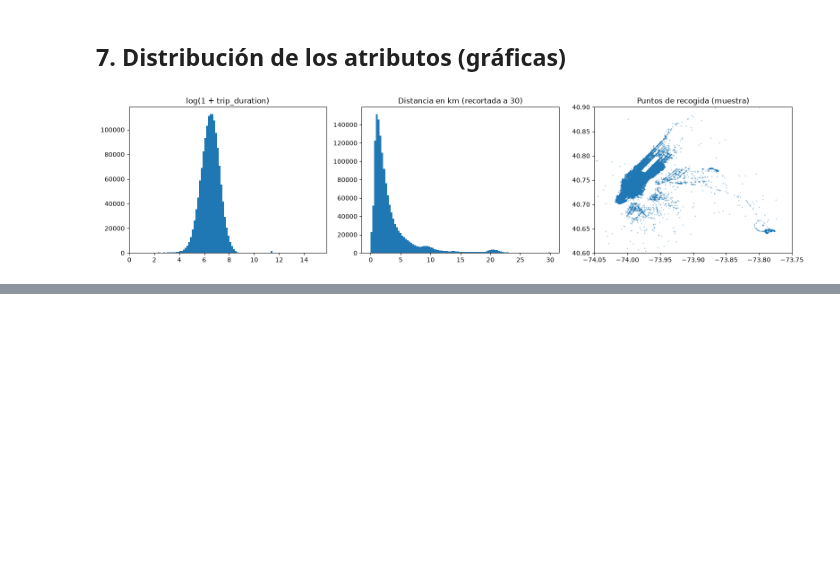
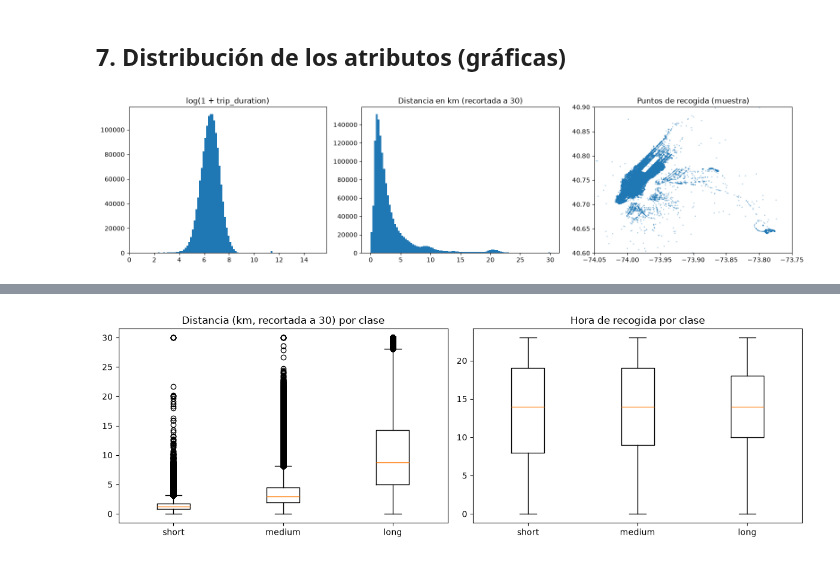
Before and after one commit to Diesanz/ml-classifiers-workspace, a Jupyter notebook: Scripts/exploracion-datos.ipynb, the cells around one changed output, grey strips where cells are left out. Saved outputs shown, nothing was run; the diff lists cells and outputs as text; code cells hidden in the pictures; blank space fills up the shorter version.

```diff
--- a/Scripts/exploracion-datos.ipynb
+++ b/Scripts/exploracion-datos.ipynb
@@ -525,0 +741,6 @@ plt.show()
+# %%
+num["clase"] = columna_clase_transformada
+
+# Mediana por clase (mejor que la media por los outliers)
+num.groupby("clase")[["distancia_km", "passenger_count", "hora_recogida", "dia_semana"]] \
+   .median().reindex(orden).round(2)
@@ -525,0 +753,16 @@ plt.show()
+# %%
+fig, axes = plt.subplots(1, 2, figsize=(12, 4))
+
+datos = [distancia_km[num["clase"] == c].clip(upper=30) for c in orden]
+axes[0].boxplot(datos, tick_labels=orden)
+axes[0].set_title("Distancia (km, recortada a 30) por clase")
+
+datos = [num.loc[num["clase"] == c, "hora_recogida"] for c in orden]
+axes[1].boxplot(datos, tick_labels=orden)
+axes[1].set_title("Hora de recogida por clase")
+
+plt.tight_layout()
+plt.savefig("atributos_por_clase.png", dpi=150)
+plt.show()
+# %% [output]
+[figure, added]
```
Also changed, not shown: parts of 35 cells of this notebook, 5 other files.
